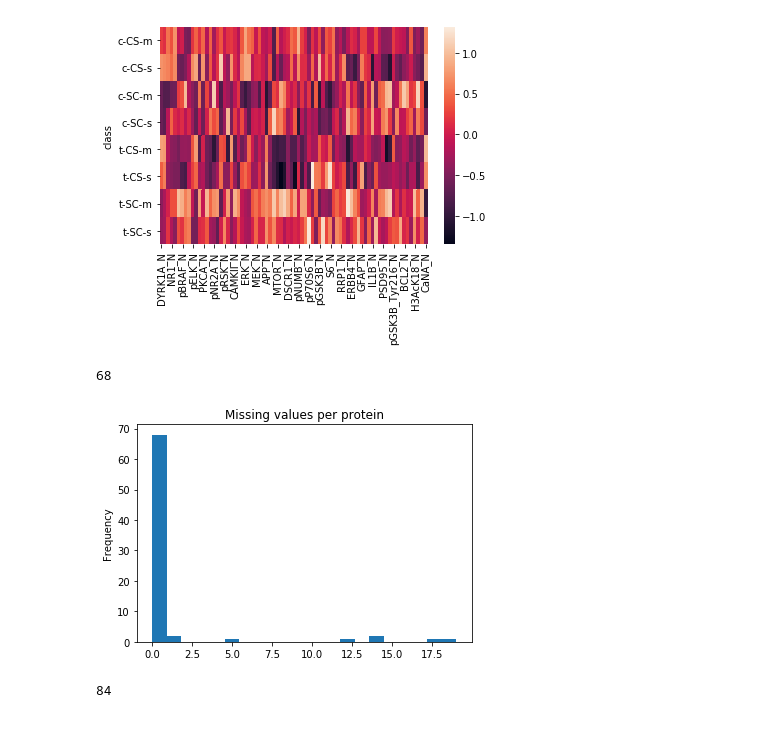
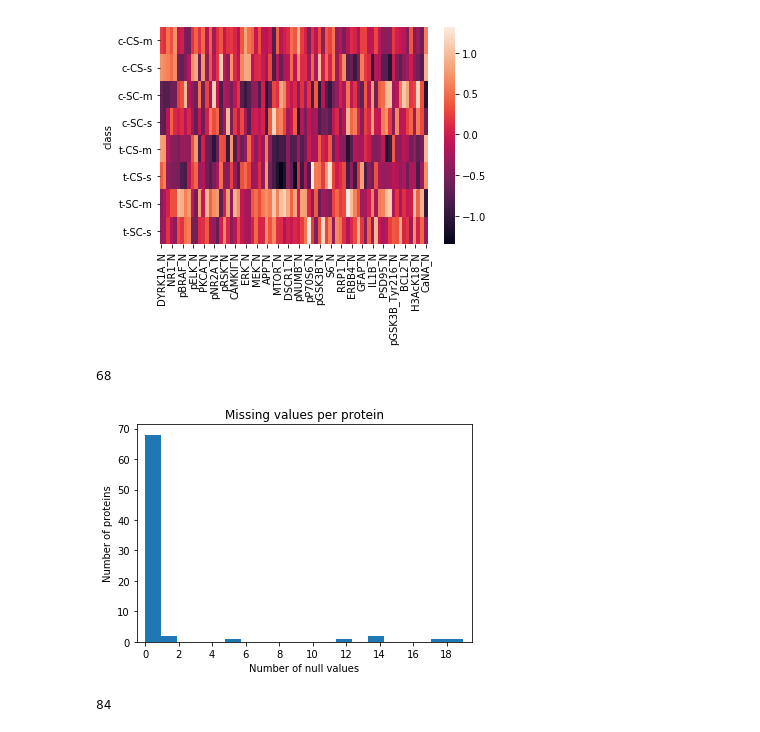
Before and after one commit to Adenordis/Springboard-Capstone-1, a Jupyter notebook: Capstone1_DataCleaning.ipynb, the cells around one changed output. Cells and saved outputs as stored; diff of their text form; code cells hidden in the pictures.

Commit message:
Minor changes to data cleaning to calculate numbers of null and outlier values

```diff
--- a/Capstone1_DataCleaning.ipynb
+++ b/Capstone1_DataCleaning.ipynb
@@ -181,12 +185,15 @@ sns.heatmap(means_scaled.groupby('class').mean())
 <matplotlib.axes._subplots.AxesSubplot at 0x...>
 [figure]
 # %%
-means_clean.isnull().sum().plot(kind='hist',bins=21,title='Missing values per protein')
+means_clean.isnull().sum().plot(kind='hist',bins=20,title='Missing values per protein',
+                                xlim = [-0.5,19.5], xticks = list(range(0,20,2)))
+_ = plt.xlabel('Number of null values')
+_ = plt.ylabel('Number of proteins')
 #how many proteins have no missing values?
 (means_clean.isnull().sum()==0).sum()
 # %% [output]
 68
-[figure, old version]
+[figure, new version]
 # %%
 means_clean.isnull().sum().sum()
 # %% [output]
```
Also changed, not shown: parts of 4 cells of this notebook.
